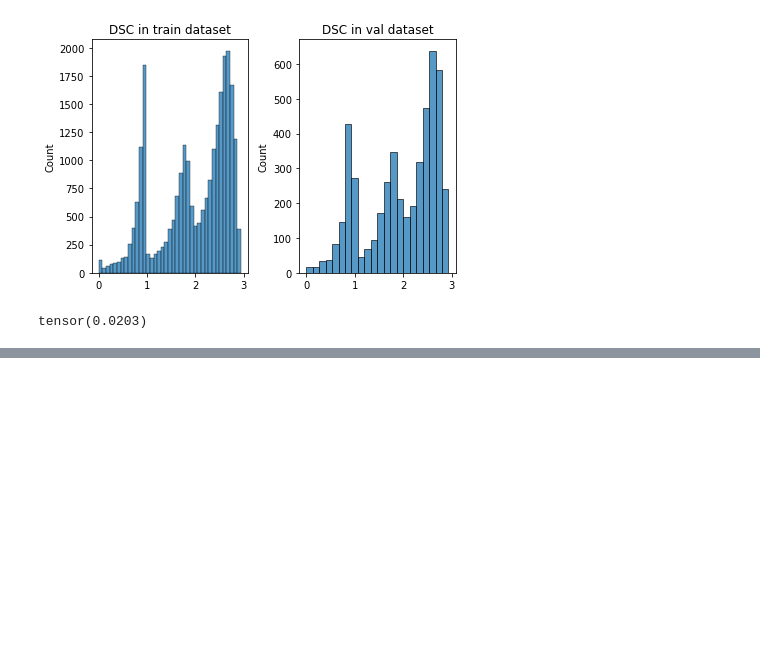
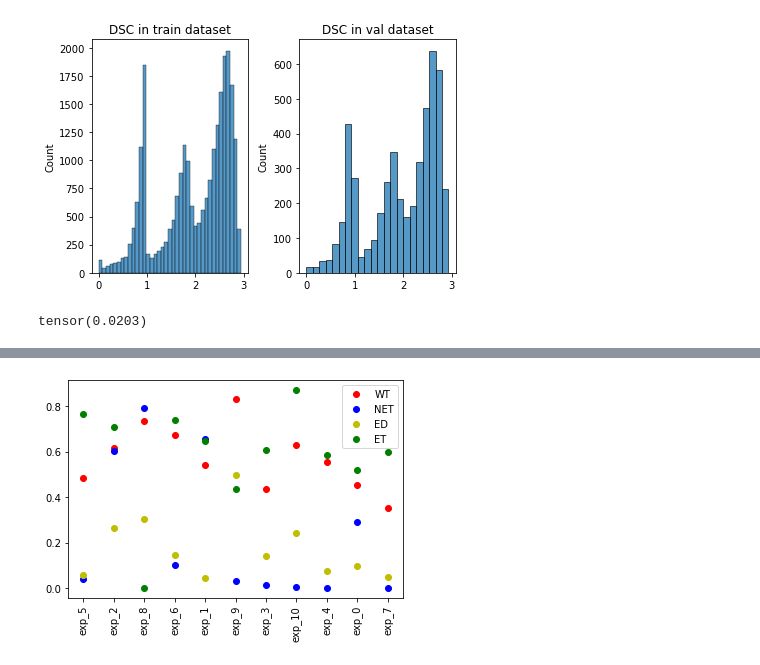
Before and after one commit to Mustardburger/Dice-score-predict, a Jupyter notebook: visual.ipynb, the cells around one changed output, grey strips where cells are left out. Cells and saved outputs as stored; diff of their text form; code cells hidden in the pictures; blank space fills up the shorter version.

```diff
--- a/visual.ipynb
+++ b/visual.ipynb
@@ -78,0 +124,26 @@ tensor(-1.)
+# %%
+# Check to see if different models have different Dices for a specific file
+file_name, folder = "937.png", "test"
+model_list = os.listdir("/mnt/beegfs/scratch/phuc/seg-quality-control/multiple-unet-exp/experiment-2/unet-results")
+dice_dict_per_file = {
+    0: [], 1: [], 2: [], 3: []
+}
+
+for model in model_list:
+
+    dice_dict = "/mnt/beegfs/scratch/phuc/seg-quality-control/multiple-unet-exp/experiment-2/unet-results/" + model + "/" + folder + "_dice_list.pkl"
+    with open(dice_dict, "rb") as f:
+        a = pickle.load(f)
+        for k, v in a[file_name].items():
+            dice_dict_per_file[k].append(v)
+# %%
+plt.figure()
+plt.plot(model_list, dice_dict_per_file[0], "ro", label="WT")
+plt.plot(model_list, dice_dict_per_file[1], "bo", label="NET")
+plt.plot(model_list, dice_dict_per_file[2], "yo", label="ED")
+plt.plot(model_list, dice_dict_per_file[3], "go", label="ET")
+plt.legend()
+plt.xticks(rotation=90)
+plt.show()
+# %% [output]
+[figure, added]
```
Also changed, not shown: parts of 9 cells of this notebook, 28 other files.
